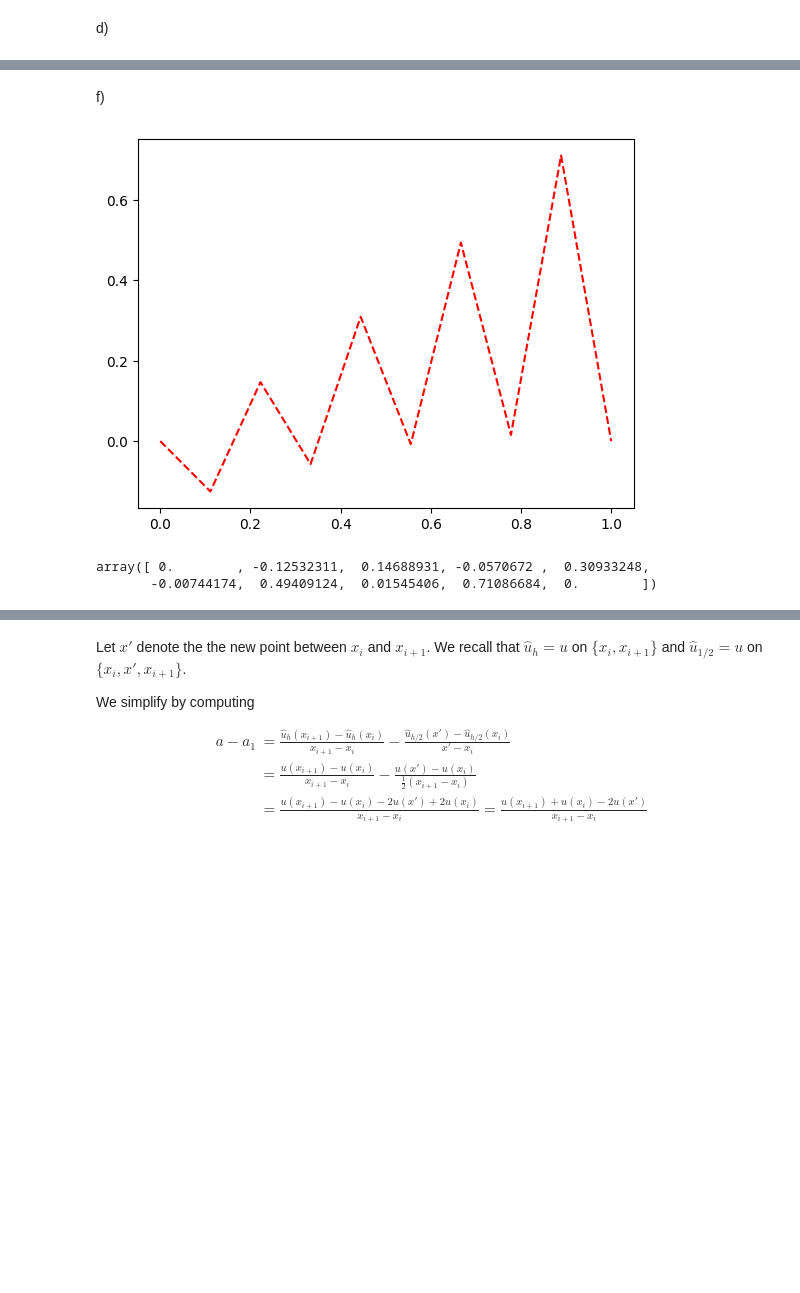
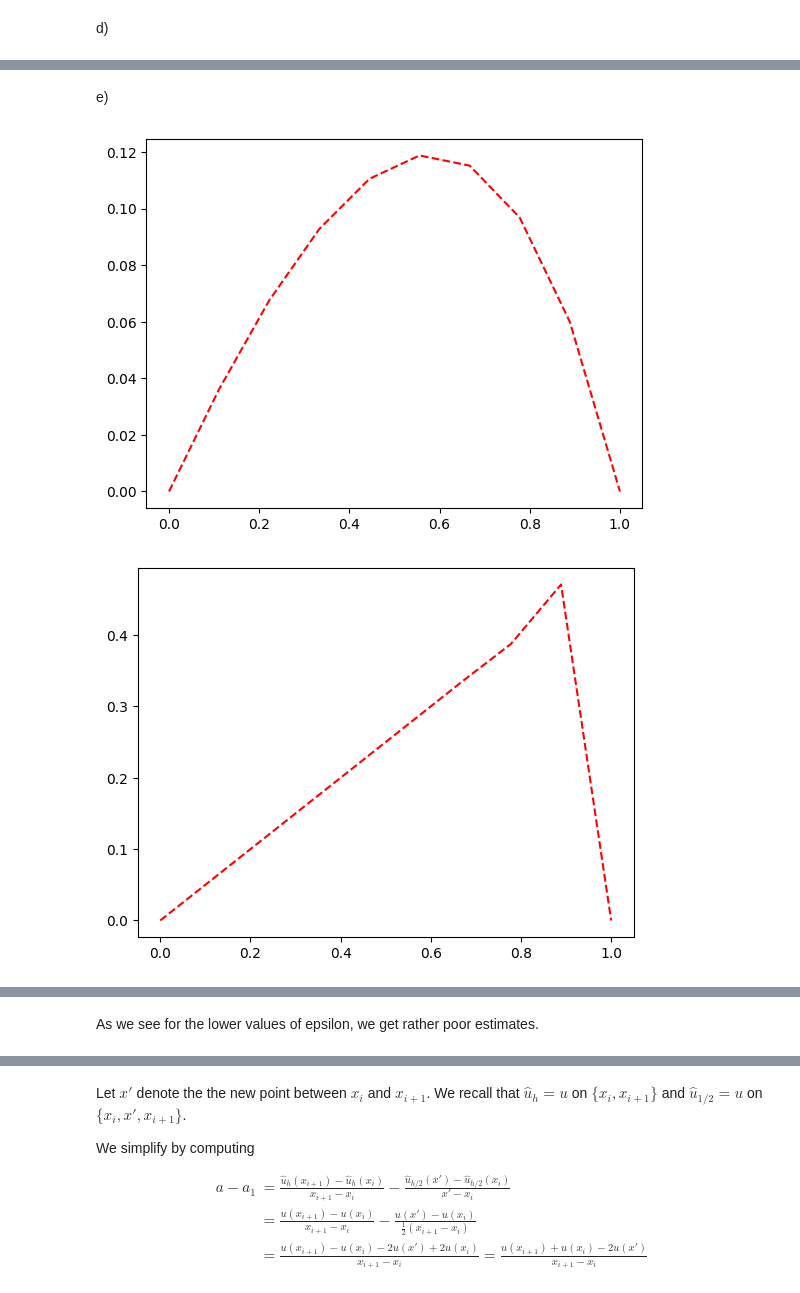
Before and after one commit to MarcusKNielsen/FEM, a Jupyter notebook: Assignment1.ipynb, the cells around one changed output, grey strips where cells are left out. Saved outputs shown, nothing was run; the diff lists cells and outputs as text; code cells hidden in the pictures; blank space fills up the shorter version.

```diff
--- a/Assignment1.ipynb
+++ b/Assignment1.ipynb
@@ -212,10 +227,12 @@ def BVP1D(L, c, d, x, plot=True):
 # %%
-#validate with exercise 1.1
 L=2
 c=1
 d=np.exp(2)
-x = [0, 2*L/3, L]
+x1 = [0, L/2, L]
+x2 = [0, 2*L/3, L]
 
-u = BVP1D(L, c, d, x, False)
-print(u)
+u1 = BVP1D(L, c, d, x1, False)
+u2 = BVP1D(L, c, d, x2, False)
+print(u1)
+print(u2)
 # %% [output]
@@ -346,13 +355,12 @@ d)
 # %%
-u = lambda x,epsinv,psi: 1/psi * (1+(np.exp(psi*epsinv)-1)*x - np.exp(x*psi*epsinv))/(np.exp(psi*epsinv)-1)
-
+u = lambda x,eps,psi: (1/psi * (1+(np.exp(psi/eps)-1)*x - np.exp(x*psi/eps))/(np.exp(psi*eps)-1))*np.exp(-psi/eps)/np.exp(-psi/eps)
+u_stabil = lambda x, eps, psi: 1/psi*(np.exp(-psi/eps)+(1-np.exp(-psi/eps))*x-np.exp((x-1)*psi/eps))/(1-np.exp(-psi/eps))
 x = np.linspace(0,1,100)
 psi = 1
-epsilons = [1,0.1,0.01,0.005]
+epsilons = [1,0.1,0.01,0.0001]
 
 for eps in epsilons:
-    print(1/eps)
-    plt.plot(x,u(x=x,epsinv=1/eps,psi=psi),label=r'$\epsilon = $'+str(eps))
+    plt.plot(x,u_stabil(x=x,eps=eps,psi=psi),label=r'$\epsilon = $'+str(eps))
 
 plt.legend()
 plt.title('Solution to the ODE')
@@ -366,5 +370,5 @@ plt.show()
-# %% [markdown]
-f)
+# %% [markdown]
+e)
 # %%
 import numpy as np
 from scipy.sparse import csr_matrix
@@ -432,8 +436,10 @@ def BVP1D(L, x, eps,psi=1,c=0, d=0, plot=True):
 
     return u
 # %%
-BVP1D(L=1,x=np.linspace(0,1,10),eps=0.01,psi=2,plot=True)
+epsilons = [1,0.1,0.01,0.0001]
+
+for eps in epsilons:
+    BVP1D(L=1,x=np.linspace(0,1,10),eps=eps,psi=2,plot=True)
 # %% [output]
-[figure, old version]
+[figure, new version]
-array([ 0.        , -0.12532311,  0.14688931, -0.0570672 ,  0.30933248,
-       -0.00744174,  0.49409124,  0.01545406,  0.71086684,  0.        ])
+[figure, added]
@@ -440 +448,3 @@ array([ 0.        , -0.12532311,  0.14688931, -0.0570672 ,  0.30933248,
+# %% [markdown]
+As we see for the lower values of epsilon, we get rather poor estimates.
 # %% [markdown]
```
Also changed, not shown: parts of 36 cells of this notebook.
